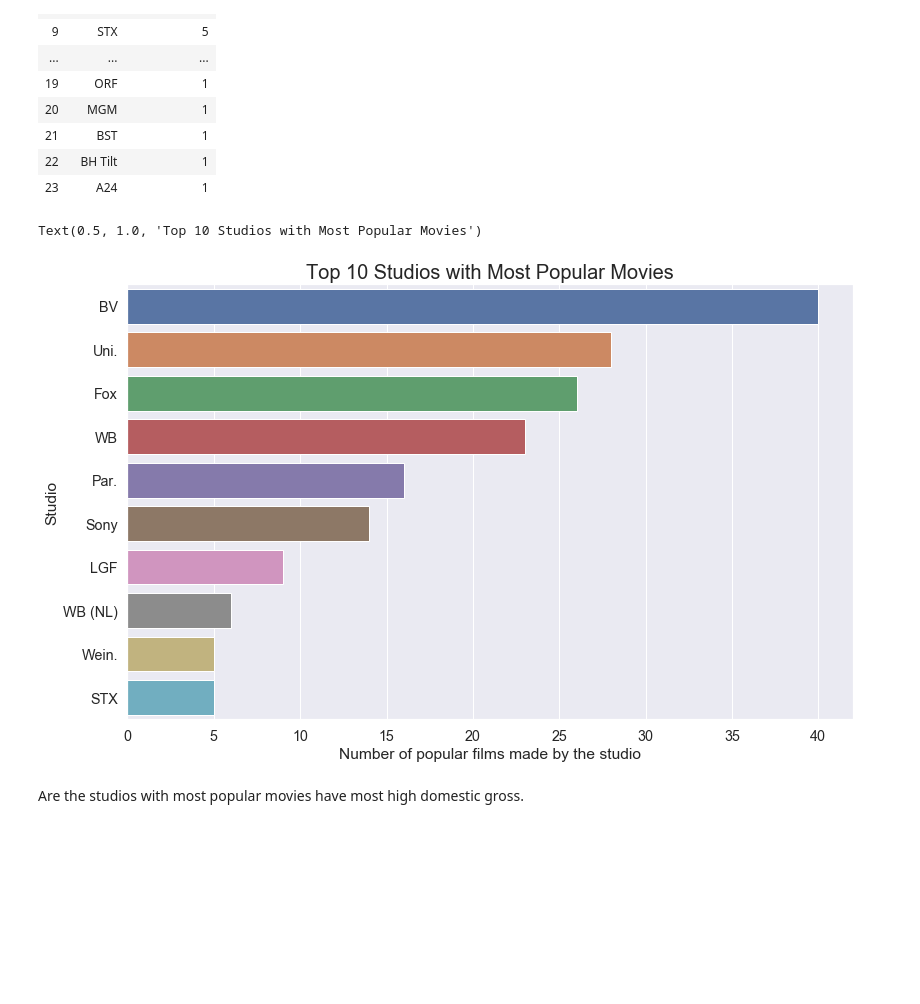
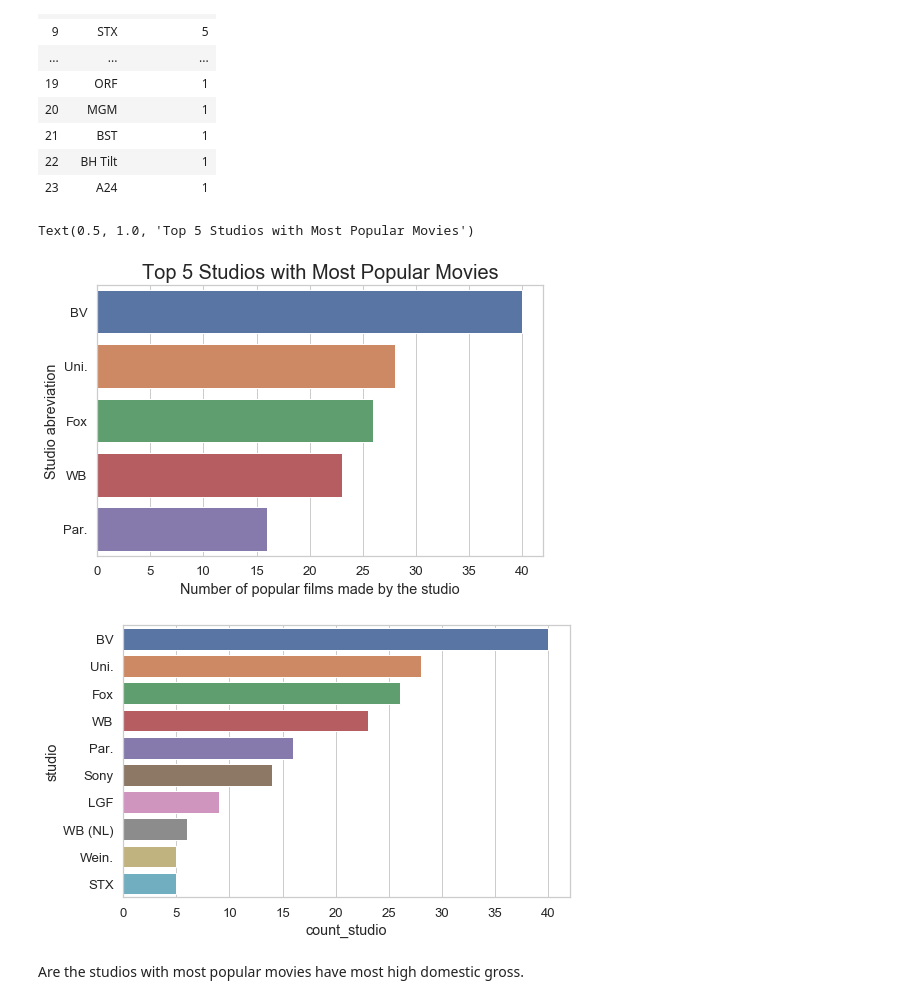
Before and after one commit to Galdina/dsc-mod-1-project-v2-1-online-ds-ft-120919, a Jupyter notebook: Studios.ipynb, the cells around one changed output. Saved outputs shown, nothing was run; the diff lists cells and outputs as text; code cells hidden in the pictures; blank space fills up the shorter version.

```diff
--- a/Studios.ipynb
+++ b/Studios.ipynb
@@ -64,22 +66,32 @@ studio
 | 22 | BH Tilt | 1 |
 | 23 | A24 | 1 |
 # %%
-# Bargraph representing the most profitable studios
-plt.figure(figsize=(13,8))
-#sns.set_style({'grid.color': 'black', 'axes.facecolor': 'white', 'figure.facecolor': 'white',
-#               'axes.edgecolor': 'black','axes.labelcolor': 'blue', 'xtick.color': 'black',
-#               'ytick.color': 'black'})
-sns.set_style('ticks')
-sns.set(font_scale=1.3)
+# the most profitable studios
+#try to change bars color
+plt.figure(figsize=(8,5))
+sns.set(style="whitegrid", color_codes=True,font_scale=1.2)
+pal = sns.color_palette("Blues", len(data))
+# data for plot
+data=studio[:5]
+#rank = data.values
 sns.barplot(x='count_studio',
             y='studio',
-            data=studio[:10])
+           data=data)
+#            palette=data['count_studio'])
+#ax.set_color_cycle
 plt.xlabel('Number of popular films made by the studio')
-plt.ylabel('Studio')
-plt.title('Top 10 Studios with Most Popular Movies', fontsize=20)
+plt.ylabel('Studio abreviation')
+plt.title('Top 5 Studios with Most Popular Movies', fontsize=20)
 # %% [output]
-Text(0.5, 1.0, 'Top 10 Studios with Most Popular Movies')
+Text(0.5, 1.0, 'Top 5 Studios with Most Popular Movies')
-[figure, old version]
+[figure, new version]
+# %%
+# let's see in which month released most popular movies
+plt.figure(figsize=(8, 5))
+sns.barplot(x='count_studio', y='studio', data=studio[:10])
+plt.show()
+# %% [output]
+[figure, added]
 # %% [markdown]
 Are the studios with most popular movies have most high domestic gross.
 # %%
```
Also changed, not shown: parts of 1 cell of this notebook, 4 other files.
